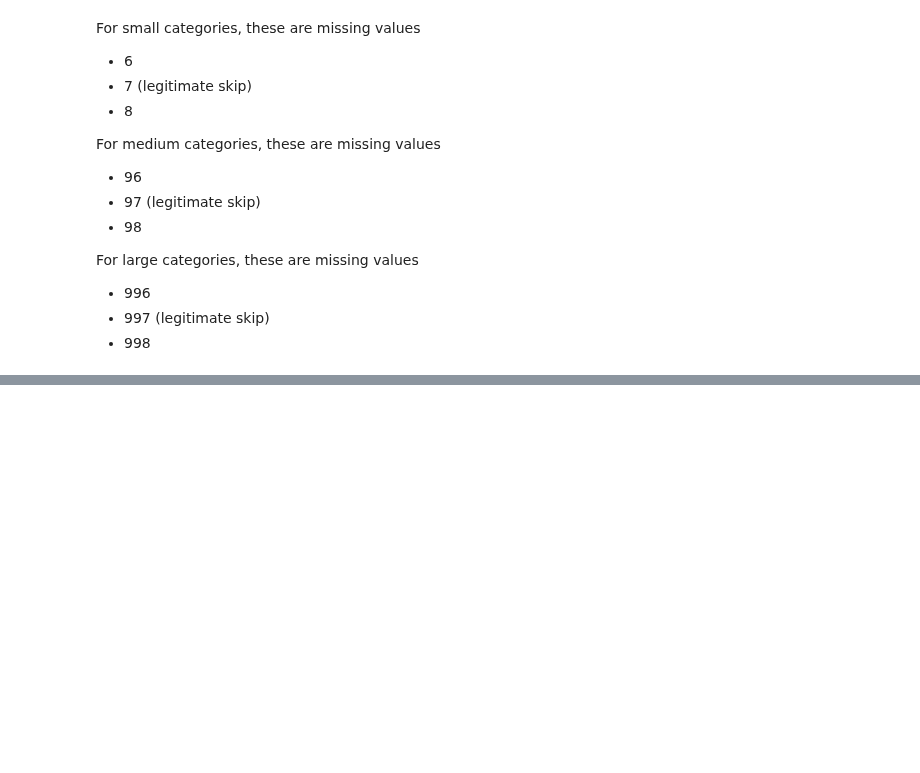
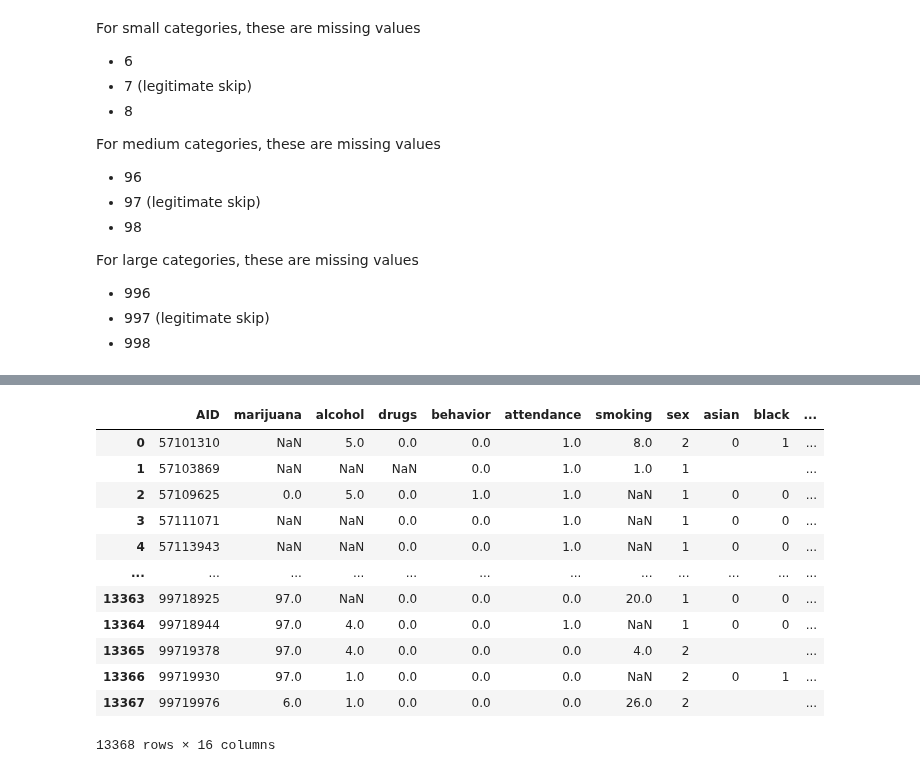
Before and after one commit to DataResponsibly/SynRD, a Jupyter notebook: papers/adzrago22smoking/process.ipynb, the cells around one changed output, grey strips where cells are left out. Saved outputs shown, nothing was run; the diff lists cells and outputs as text; code cells hidden in the pictures; blank space fills up the shorter version.

```diff
--- a/papers/adzrago22smoking/process.ipynb
+++ b/papers/adzrago22smoking/process.ipynb
@@ -124,0 +144,3 @@ full_df
+# %%
+# List of AIDs
+AIDs = list(full_df['AID'])
@@ -124,0 +157,5 @@ full_df
+# %%
+# Hispanic identity of participants
+hispanic = full_df[['AID', 'hispanic_3']]
+hispanic.rename({'hispanic_3':'hispanic'}, axis=1, inplace=True)
+hispanic.set_index('AID', inplace=True)
@@ -124,0 +234,32 @@ full_df
+# %%
+# Need to fix some broken data here
+full_df['drugs'] = pd.to_numeric(full_df['drugs'], errors='coerce')
+full_df['marijuana'] = pd.to_numeric(full_df['marijuana'], errors='coerce')
+full_df['alcohol'] = pd.to_numeric(full_df['alcohol'], errors='coerce')
+full_df['attendance'] = pd.to_numeric(full_df['attendance'], errors='coerce')
+full_df['behavior'] = pd.to_numeric(full_df['behavior'], errors='coerce')
+full_df['smoking'] = pd.to_numeric(full_df['smoking'], errors='coerce')
+
+# Fix missing vals
+full_df.loc[full_df['marijuana'] > 995, 'marijuana'] = np.NaN
+full_df.loc[full_df['alcohol'] > 95, 'alcohol'] = np.NaN
+full_df.loc[full_df['drugs'] > 95, 'drugs'] = np.NaN
+full_df.loc[full_df['attendance'] > 5, 'attendance'] = np.NaN
+full_df.loc[full_df['behavior'] > 5, 'behavior'] = np.NaN
+full_df.loc[full_df['smoking'] > 95, 'smoking'] = np.NaN
+# %%
+full_df
+# %% [output]
+|  | AID | marijuana | alcohol | drugs | behavior | attendance | smoking | sex | asian | black | ... |
+| 0 | 57101310 | NaN | 5.0 | 0.0 | 0.0 | 1.0 | 8.0 | 2 | 0 | 1 | ... |
+| 1 | 57103869 | NaN | NaN | NaN | 0.0 | 1.0 | 1.0 | 1 |  |  | ... |
+| 2 | 57109625 | 0.0 | 5.0 | 0.0 | 1.0 | 1.0 | NaN | 1 | 0 | 0 | ... |
+| 3 | 57111071 | NaN | NaN | 0.0 | 0.0 | 1.0 | NaN | 1 | 0 | 0 | ... |
+| 4 | 57113943 | NaN | NaN | 0.0 | 0.0 | 1.0 | NaN | 1 | 0 | 0 | ... |
+| ... | ... | ... | ... | ... | ... | ... | ... | ... | ... | ... | ... |
+| 13363 | 99718925 | 97.0 | NaN | 0.0 | 0.0 | 0.0 | 20.0 | 1 | 0 | 0 | ... |
+| 13364 | 99718944 | 97.0 | 4.0 | 0.0 | 0.0 | 1.0 | NaN | 1 | 0 | 0 | ... |
+| 13365 | 99719378 | 97.0 | 4.0 | 0.0 | 0.0 | 0.0 | 4.0 | 2 |  |  | ... |
+| 13366 | 99719930 | 97.0 | 1.0 | 0.0 | 0.0 | 0.0 | NaN | 2 | 0 | 1 | ... |
+| 13367 | 99719976 | 6.0 | 1.0 | 0.0 | 0.0 | 0.0 | 26.0 | 2 |  |  | ... |
+13368 rows × 16 columns
```
Also changed, not shown: parts of 11 cells of this notebook.
